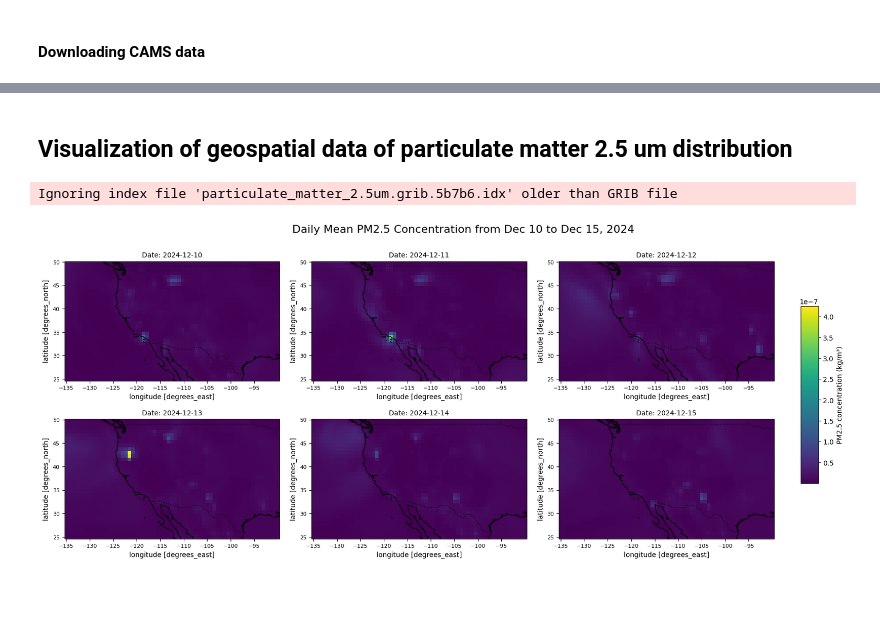
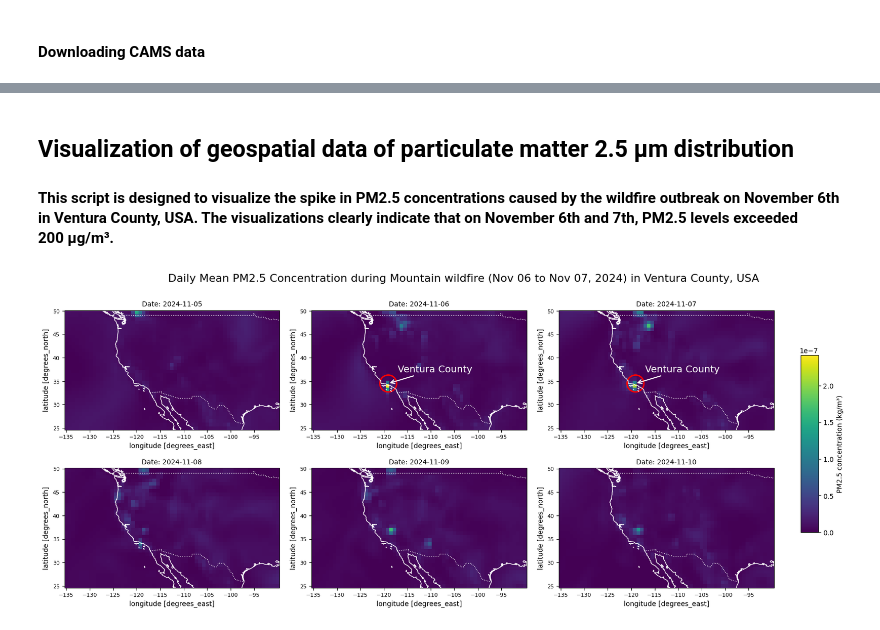
Before and after one commit to ssourav88/CNN_network_training-in-Pytorch-and-geospatial_analysis, a Jupyter notebook: Neural_network_in_PyTorch_and_geospatial_modelling.ipynb, the cells around one changed output, grey strips where cells are left out. Cells and saved outputs as stored; diff of their text form; code cells hidden in the pictures; blank space fills up the shorter version.

```diff
--- a/Neural_network_in_PyTorch_and_geospatial_modelling.ipynb
+++ b/Neural_network_in_PyTorch_and_geospatial_modelling.ipynb
@@ -57,0 +80,3 @@ True
+# %%
+ds = xr.open_dataset('10m_u_component_of_wind_10m_v_component_of_wind_2m_temperature_black_carbon_aerosol_optical_depth_55.grib', engine='cfgrib', decode_timedelta=False)
+print(list(ds.data_vars))
@@ -230,16 +485,17 @@ plt.show()
 # %% [markdown]
-## Visualization of geospatial data of particulate matter 2.5 um distribution
+## Visualization of geospatial data of particulate matter 2.5 μm distribution
+#### This script is designed to visualize the spike in PM2.5 concentrations caused by the wildfire outbreak on November 6th in Ventura County, USA. The visualizations clearly indicate that on November 6th and 7th, PM2.5 levels exceeded 200 µg/m³.
 # %%
 # Open GRIB file
-ds = xr.open_dataset('particulate_matter_2.5um.grib', engine='cfgrib', decode_timedelta=False)
+#ds = xr.open_dataset('10m_u_component_of_wind_10m_v_component_of_wind_2m_temperature_black_carbon_aerosol_optical_depth_55.grib', engine='cfgrib', decode_timedelta=False)
 particulate_2_5 = ds['pm2p5']
 
 # Convert time to pandas datetime
 time_values = pd.to_datetime(particulate_2_5['time'].values)
 
 # Define date range
-start_date = pd.Timestamp("2024-12-10")
-end_date = pd.Timestamp("2024-12-15")
+start_date = pd.Timestamp("2024-11-05")
+end_date = pd.Timestamp("2024-11-10")
 
 # Create a new coordinate with just the date (no time)
 date_only = pd.to_datetime(particulate_2_5['time'].values).normalize()
@@ -269,40 +525,72 @@ for i in range(n_plots):
 vmin = float(daily_mean.min())
 vmax = float(daily_mean.max())
 
+# Define dates for highlighting the fire area
+highlight_dates = ["2024-11-06", "2024-11-07"]
+highlight_dates = [np.datetime64(d) for d in highlight_dates]
 for i, date in enumerate(daily_mean['date'].values):
     ax = axes[i]
     da = daily_mean.sel(date=date)
 
     im = da.plot.pcolormesh(
         ax=ax,
         transform=ccrs.PlateCarree(),
         cmap='viridis',
         vmin=vmin,
         vmax=vmax,
         add_colorbar=False
     )
 
-    ax.add_feature(cfeature.COASTLINE)
-    ax.add_feature(cfeature.BORDERS, linestyle=':')
+    ax.add_feature(cfeature.COASTLINE.with_scale('50m'), edgecolor='white', linewidth=1)
+    ax.add_feature(cfeature.BORDERS.with_scale('50m'), linestyle=':', edgecolor='white', facecolor='none', linewidth=1)
+        # Draw 50 km circle around (34.490083, -119.072804)
+    if date in highlight_dates:
+        center_lat = 34.490083
+        center_lon = -119.072804
+        radius_deg = 200 / 111.0  # Approximate conversion: 1° ≈ 111 km
+
+        circle = plt.Circle(
+            (center_lon, center_lat),
+            radius_deg,
+            color='red',
+            fill=False,
+            linewidth=2,
+            transform=ccrs.PlateCarree()
+        )
+        ax.add_patch(circle)
+        # Annotate with arrow
+        ax.annotate(
+            'Ventura County',
+            xy=(center_lon, center_lat),
+            xytext=(center_lon + 2, center_lat + 2),
+            textcoords='data',
+            fontsize=14,
+            color='white',
+            arrowprops=dict(arrowstyle="->", color='white', lw=1.5),
+            ha='left',
+            va='bottom',
+            transform=ccrs.PlateCarree()
+        )
+
     ax.set_xticks(np.arange(-135, -91, 5), crs=ccrs.PlateCarree())
     ax.set_yticks(np.arange(25, 51, 5), crs=ccrs.PlateCarree())
     ax.tick_params(labelsize=8)
     ax.set_title(f'Date: {np.datetime_as_string(date, unit="D")}', fontsize=10)
 
 # Remove any unused subplots
 # for i in range(n_plots, len(axes)):
 #     fig.delaxes(axes[i])
 
 # Adjust layout to make space for the colorbar
 plt.subplots_adjust(left=0.05, right=0.85, top=0.92, bottom=0.05, hspace=0.05, wspace=0.2)  # Shrink width to make room for colorbar
 
 # Add a colorbar to the right of all subplots
 cbar_ax = fig.add_axes([0.88, 0.25, 0.02, 0.5])  # [left, bottom, width, height]
 cbar = fig.colorbar(im, cax=cbar_ax)
 cbar.set_label('PM2.5 concentration (kg/m³)')
 
-fig.suptitle('Daily Mean PM2.5 Concentration from Dec 10 to Dec 15, 2024', fontsize=16)
+fig.suptitle('Daily Mean PM2.5 Concentration during Mountain wildfire (Nov 06 to Nov 07, 2024) in Ventura County, USA', fontsize=16)
+plt.savefig("Wild_fire_visual.png", dpi=300)
 plt.show()
 # %% [output]
-Ignoring index file 'particulate_matter_2.5um.grib.5b7b6.idx' older than GRIB file
-[figure, old version]
+[figure, new version]
```
Also changed, not shown: parts of 25 cells of this notebook.
